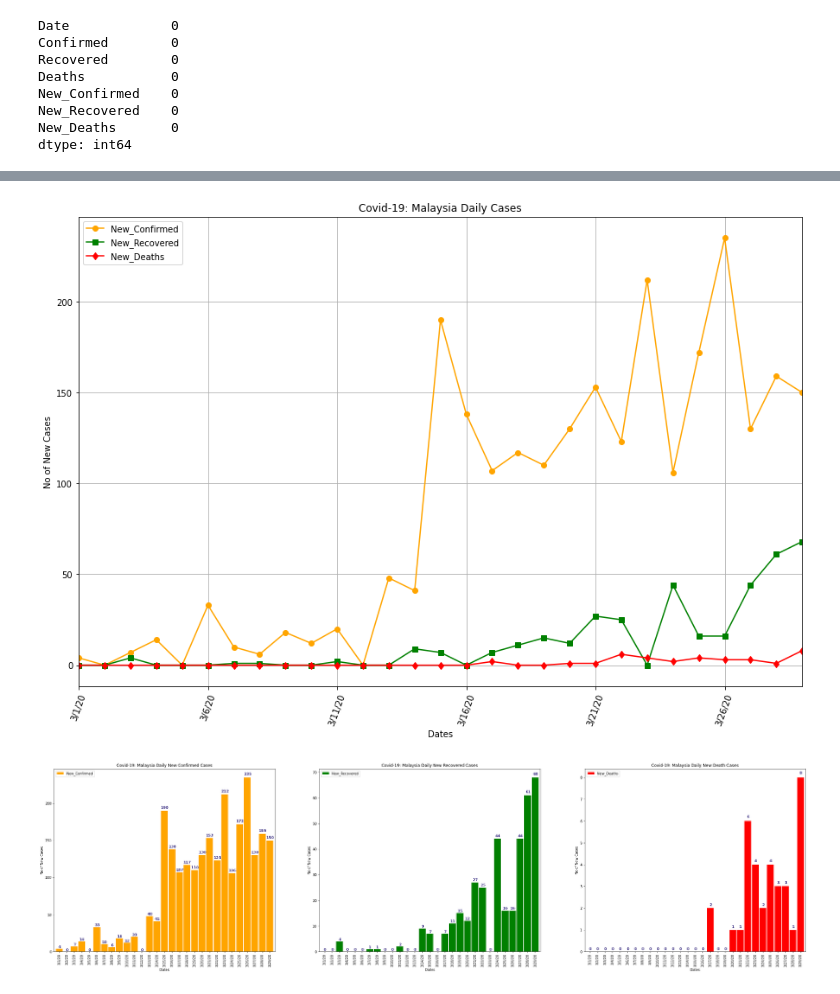
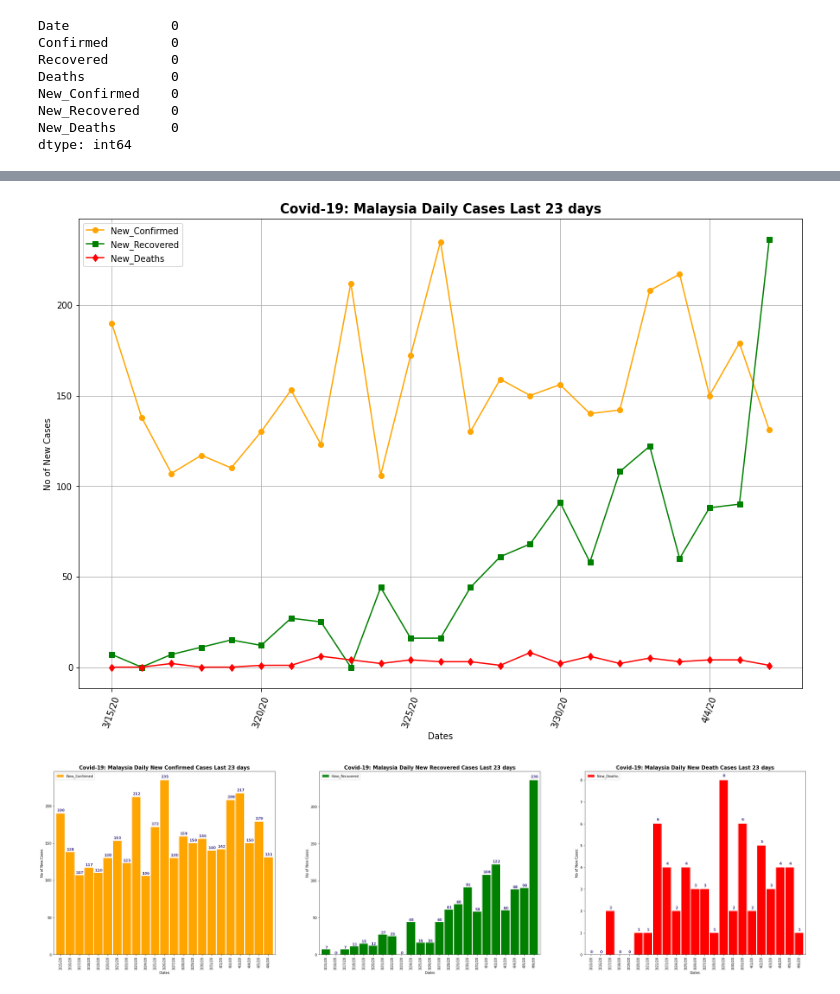
Before and after one commit to ashamril/ular_sawa_python, a Jupyter notebook: Malaysia_CoronaVirus_Covid_19_v5.ipynb, the cells around one changed output, grey strips where cells are left out. Drawn from its saved outputs; the diff is of its cells as text; code cells hidden in the pictures.

```diff
--- a/Malaysia_CoronaVirus_Covid_19_v5.ipynb
+++ b/Malaysia_CoronaVirus_Covid_19_v5.ipynb
@@ -160,8 +191,16 @@ plt.show()
 fig, ax = plt.subplots(1,1, figsize=(15,10))
 ax = plt.gca()
 
-# To start from month of March
-days = 29
+march = calendar.monthrange(2020, 3)[1]
+today_date = date.today()
+today_day = int(today_date.strftime("%d"))
+yesterday = today_day - 1
+
+# To start from 1st March
+#days = march + yesterday
+
+# To start from 15th March
+days = 17 + yesterday
 df_days = df_cases_malaysia.tail(days)
 
 ax = df_days.plot(kind='line',x='Date',y='New_Confirmed', color='orange', ax=ax, marker='o')
@@ -172,11 +211,11 @@ plt.xticks(rotation=70)
 plt.xlabel('Dates')
 plt.grid(True)
 plt.legend(loc=2)
-plt.title('Covid-19: Malaysia Daily Cases')
+plt.title('Covid-19: Malaysia Daily Cases Last {} days'.format(days), fontweight='bold', fontsize=15)
 
 plt.show()
 # %% [output]
-[figure, old version]
+[figure, new version]
 # %%
 # Bar plot
 fig, ax = plt.subplots(1,3, figsize=(40,10))
@@ -191,7 +230,7 @@ plt.xticks(rotation=90)
 plt.xlabel('Dates')
 plt.grid(False)
 plt.legend(loc=2)
-plt.title('Covid-19: Malaysia Daily New Confirmed Cases')
+plt.title('Covid-19: Malaysia Daily New Confirmed Cases Last {} days'.format(days), fontweight='bold', fontsize=15)
 
 #label = result_table.New_Confirmed.values.astype(int)
 for p in ax.patches:
@@ -202,36 +241,36 @@ for p in ax.patches:
 plt.subplot(1, 3, 2)
 ax = result_table.New_Recovered.plot.bar(color='green', width=0.9)
 plt.ylabel('No of New Cases')
 plt.xticks(rotation=90)
 plt.xlabel('Dates')
 plt.grid(False)
 plt.legend(loc=2)
-plt.title('Covid-19: Malaysia Daily New Recovered Cases')
+plt.title('Covid-19: Malaysia Daily New Recovered Cases Last {} days'.format(days), fontweight='bold', fontsize=15)
 
 #label = result_table.New_Recovered.values.astype(int)
 for p in ax.patches:
     ax.annotate(str(int(p.get_height())), (p.get_x() + 0.5, p.get_height() * 1.01 + 0.05), fontweight='bold',
                 fontsize=11, horizontalalignment='center', verticalalignment='bottom', rotation=0,
                 color='darkslateblue')
 
 plt.subplot(1, 3, 3)
 ax = result_table.New_Deaths.plot.bar(color='red', width=0.9)
 plt.ylabel('No of New Cases')
 plt.xticks(rotation=90)
 plt.xlabel('Dates')
 plt.grid(False)
 plt.legend(loc=2)
-plt.title('Covid-19: Malaysia Daily New Death Cases')
+plt.title('Covid-19: Malaysia Daily New Death Cases Last {} days'.format(days), fontweight='bold', fontsize=15)
 
 #label = result_table.New_Deaths.values.astype(int)
 for p in ax.patches:
     ax.annotate(str(int(p.get_height())), (p.get_x() + 0.5, p.get_height() * 1.01 + 0.05), fontweight='bold',
                 fontsize=11, horizontalalignment='center', verticalalignment='bottom', rotation=0,
                 color='darkslateblue')
 
 plt.show()
 # %% [output]
-[figure, old version]
+[figure, new version]
 # %%
 df_cases_malaysia.describe()
 # %% [output]
```
Also changed, not shown: parts of 34 cells of this notebook.
